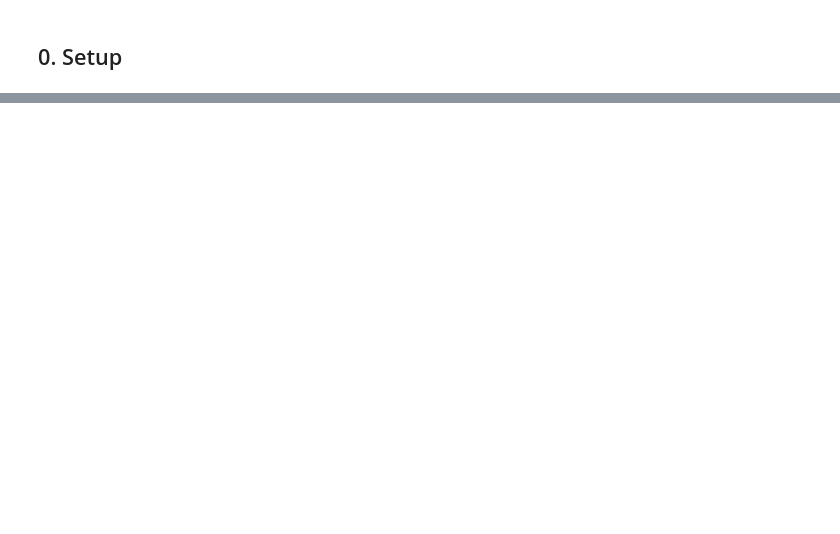
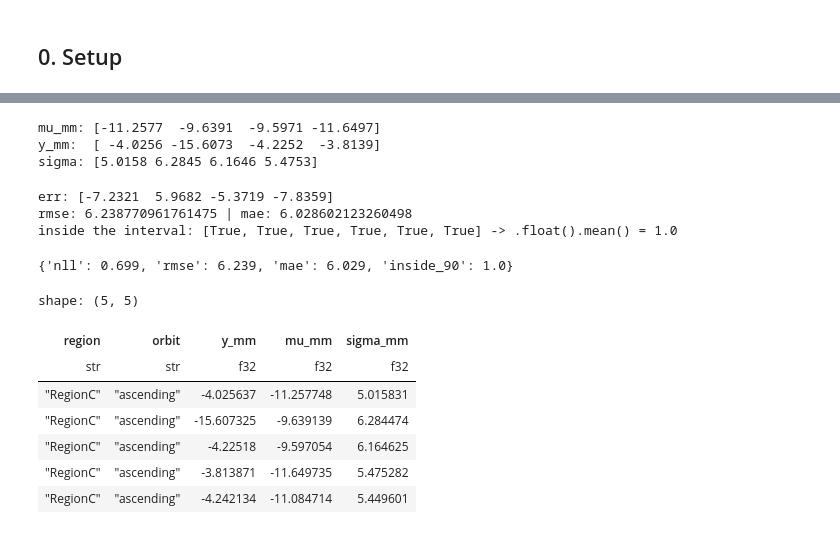
Before and after one commit to patrickpfeife/LOSTInPLACE, a Jupyter notebook: tutorial/s04_dataflow_tutorial.ipynb, the cells around one changed output, grey strips where cells are left out. Drawn from its saved outputs; the diff is of its cells as text; code cells hidden in the pictures; blank space fills up the shorter version.

```diff
--- a/tutorial/s04_dataflow_tutorial.ipynb
+++ b/tutorial/s04_dataflow_tutorial.ipynb
@@ -511,0 +1493,6 @@ dev_predictions.group_by("region").agg(pl.len().alias("n"), (err ** 2).mean().sq
+# %%
+# the for loop does this for every layer (zip pairs every conv with its norm)
+h = model.encoder(data.x)
+for layer, (conv, norm) in enumerate(zip(model.convs, model.norms)):
+    h = norm(h + nn.functional.gelu(conv(h, data.edge_index, data.edge_attr)))
+    print(f"after layer {layer}:", tuple(h.shape))
@@ -511,0 +1528,4 @@ dev_predictions.group_by("region").agg(pl.len().alias("n"), (err ** 2).mean().sq
+# %%
+def loss_fn(mu, logvar, y):
+    loss = 0.5 * (logvar + (y - mu) ** 2 / torch.exp(logvar))
+    return loss.mean()
@@ -511,0 +1619,4 @@ dev_predictions.group_by("region").agg(pl.len().alias("n"), (err ** 2).mean().sq
+# %%
+# for batch in loader: batch = batch.to(device) -> all tensors of the batch to the GPU (here: wherever device is)
+batch = next(iter(train_loader)).to(device)
+print(batch)
@@ -511,0 +1677,24 @@ dev_predictions.group_by("region").agg(pl.len().alias("n"), (err ** 2).mean().sq
+# %%
+def evaluate(model, loader, device):
+    model.eval()
+    with torch.no_grad():
+        mus, logvars, ys, regions, orbits = [], [], [], [], []
+        for batch in loader:
+            batch = batch.to(device)
+            mu, logvar = model(batch)
+            mus.append(mu.cpu()); logvars.append(logvar.cpu()); ys.append(batch.y.cpu())
+            regions.extend(batch.region); orbits.extend(batch.orbit)
+        mu, logvar, y = torch.cat(mus), torch.cat(logvars), torch.cat(ys)
+        nll = loss_fn(mu, logvar, y).item()
+        v = loader.dataset.stats["mean_velocity"]
+        mu_mm = mu * v["std"] + v["mean"]
+        y_mm = y * v["std"] + v["mean"]
+        sigma_mm = torch.exp(0.5 * logvar) * v["std"]
+        err = mu_mm - y_mm
+        rmse = torch.sqrt((err ** 2).mean()).item()
+        mae = err.abs().mean().item()
+        inside = (err.abs() <= 1.645 * sigma_mm).float().mean().item()
+        metrics = {"nll": nll, "rmse": rmse, "mae": mae, "inside_90": inside}
+        predictions = pl.DataFrame({"region": regions, "orbit": orbits, "y_mm": y_mm.numpy(),
+                            "mu_mm": mu_mm.numpy(), "sigma_mm": sigma_mm.numpy()})
+    return metrics, predictions
@@ -511,0 +1728,38 @@ dev_predictions.group_by("region").agg(pl.len().alias("n"), (err ** 2).mean().sq
+# %%
+# back to mm/yr: undo the normalization. sigma = exp(0.5 * logvar) = sqrt(variance), scaled with the std as well
+v = dev_loader.dataset.stats["mean_velocity"]
+mu_mm = mu * v["std"] + v["mean"]
+y_mm = y * v["std"] + v["mean"]
+sigma_mm = torch.exp(0.5 * logvar) * v["std"]
+print("mu_mm:", mu_mm.numpy()[:4], "\ny_mm: ", y_mm.numpy()[:4], "\nsigma:", sigma_mm.numpy()[:4])
+# %% [output]
+mu_mm: [-11.2577  -9.6391  -9.5971 -11.6497]
+y_mm:  [ -4.0256 -15.6073  -4.2252  -3.8139]
+sigma: [5.0158 6.2845 6.1646 5.4753]
+# %%
+# the metrics: RMSE punishes large errors more (squared), MAE is the typical error.
+# inside_90: share of queries whose true value lies within mu +- 1.645 sigma (the 90 % interval of a Gaussian)
+err = mu_mm - y_mm
+print("err:", err.numpy()[:4])
+print("rmse:", torch.sqrt((err ** 2).mean()).item(), "| mae:", err.abs().mean().item())
+inside_mask = err.abs() <= 1.645 * sigma_mm
+print("inside the interval:", inside_mask.tolist()[:8], "-> .float().mean() =", inside_mask.float().mean().item())
+# %% [output]
+err: [-7.2321  5.9682 -5.3719 -7.8359]
+rmse: 6.238770961761475 | mae: 6.028602123260498
+inside the interval: [True, True, True, True, True, True] -> .float().mean() = 1.0
+# %%
+# the predictions table: one row per query, used for the per-region and per-orbit metrics
+metrics, dev_predictions = evaluate(model, dev_loader, device)
+print({k: round(v_, 3) for k, v_ in metrics.items()})
+dev_predictions.head()
+# %% [output]
+{'nll': 0.699, 'rmse': 6.239, 'mae': 6.029, 'inside_90': 1.0}
+shape: (5, 5)
+| region | orbit | y_mm | mu_mm | sigma_mm |
+| str | str | f32 | f32 | f32 |
+| "RegionC" | "ascending" | -4.025637 | -11.257748 | 5.015831 |
+| "RegionC" | "ascending" | -15.607325 | -9.639139 | 6.284474 |
+| "RegionC" | "ascending" | -4.22518 | -9.597054 | 6.164625 |
+| "RegionC" | "ascending" | -3.813871 | -11.649735 | 5.475282 |
+| "RegionC" | "ascending" | -4.242134 | -11.084714 | 5.449601 |
```
Also changed, not shown: parts of 203 cells of this notebook, 5 other files.
